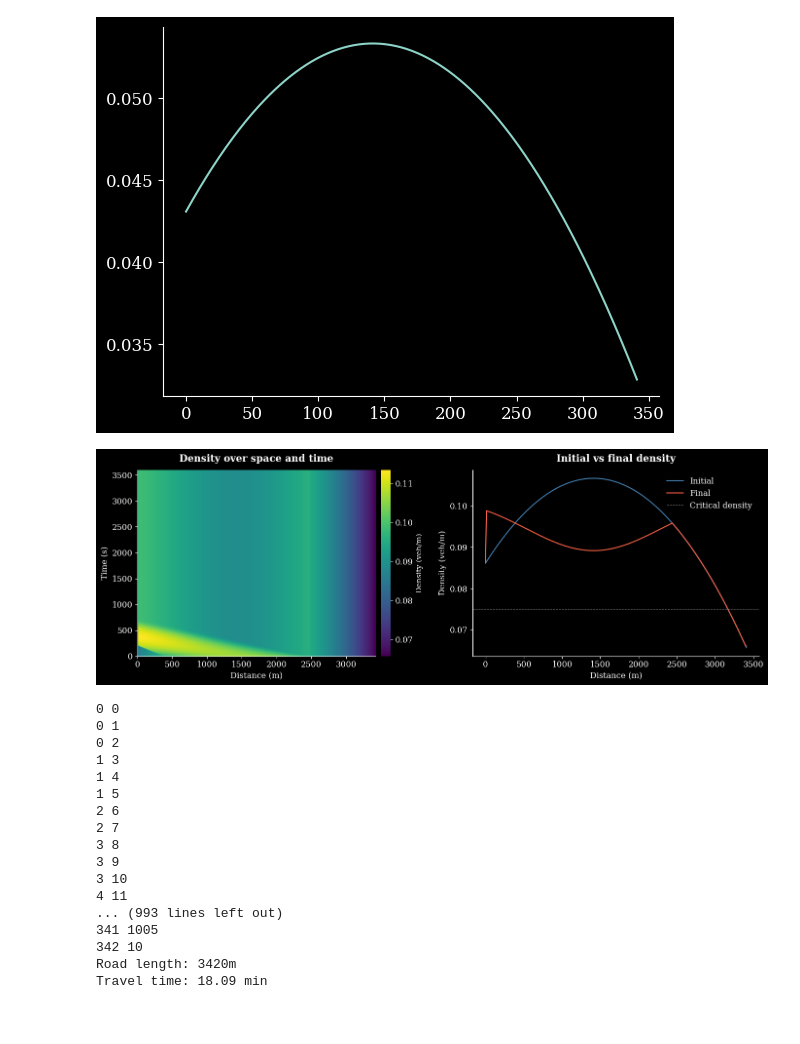
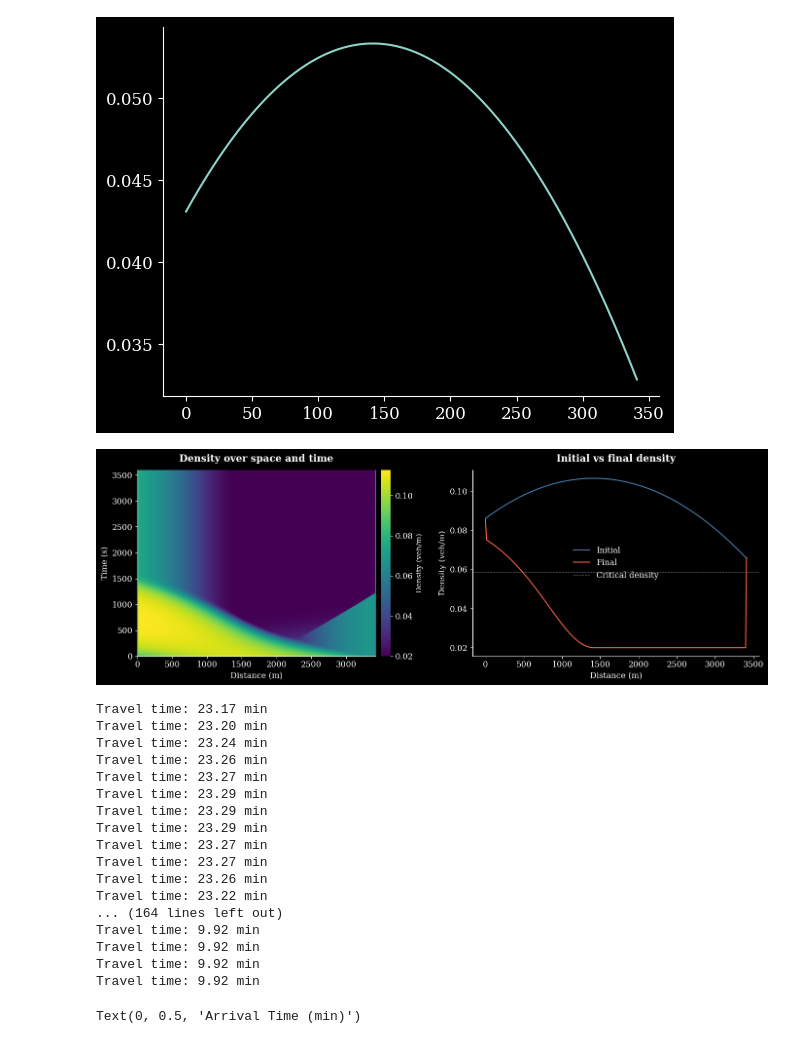
Before and after one commit to damianfrench/General-Physics, a Jupyter notebook: code/notebooks/combining_data_and_model_poly.ipynb, the cells around one changed output. Cells and saved outputs as stored; diff of their text form; code cells hidden in the pictures.

Commit message:
Added some naptan features, and made a graph of different set off times against arrival time with a blockage at start.

```diff
--- a/code/notebooks/combining_data_and_model_poly.ipynb
+++ b/code/notebooks/combining_data_and_model_poly.ipynb
@@ -1,6 +1,9 @@
 # %%
 import sys
 import os
+
+from numpy.ma.core import arange
+
 sys.path.append(os.path.abspath('..'))
 
 # print("Python path:", sys.path)
@@ -23,15 +26,15 @@ N = len(density_init)
 cell_widths = np.full(N, CELL_SIZE)
 
 v_free = min(FREE_SPEEDS.values()) * (1000/3600)
-jam_density = 0.15
-max_flow = v_free * jam_density / 6
+jam_density = 1/8.5 # jam density v important for Greenshields
+max_flow = v_free * jam_density / 5
 inlet_density = density_init[0]
 simulation_time = 60*60
 
 # --- Run ---
 model = CTM_model(cell_widths, density_init, jam_density, max_flow, v_free)
 model.run(inlet_density=inlet_density, total_time=simulation_time)
-print(whole_density_arr)
+
 # --- Plot ---
 
 plt.plot(whole_density_arr)
@@ -76,10 +79,16 @@ plt.tight_layout()
 plt.show()
 
 # --- Travel time ---
-travel = model.travel_time(start_cell=0, end_cell=N-1, start_time=0)
-print(N,CELL_SIZE)
-print(f"Road length: {N * CELL_SIZE}m")
-print(f"Travel time: {travel/60:.2f} min" if travel else "Vehicle did not reach end within simulation")
+time_arr = []
+for i in range(0,1800, 10):
+    travel = model.travel_time(start_cell=0, end_cell=N-1, start_time=i)
+    time_arr.append((i + travel) / 60)
+    print(f"Travel time: {travel/60:.2f} min" if travel else "Vehicle did not reach end within simulation")
+
+plt.plot(np.arange(0,1800, 10)/ 60, time_arr)
+plt.title('Travel time to labs(starting at 8:30)')
+plt.xlabel('Departure Time (min)')
+plt.ylabel('Arrival Time (min)')
 # %% [output]
 [[0.043082142857142854, np.float64(53.43666163), np.float64(-2.22416998)], [0.0523875, np.float64(53.45156846), np.float64(-2.22233599)], [0.051239999999999994, np.float64(53.45335535), np.float64(-2. ...
 [184, 21, 72, 65]
@@ -101,19 +96,20 @@ print(f"Travel time: {travel/60:.2f} min" if travel else "Vehicle did not reach
 [figure]
-[figure, old version]
+[figure, new version]
-0 0
-0 1
-0 2
-1 3
-1 4
-1 5
-2 6
-2 7
-3 8
-3 9
-3 10
-4 11
-... (993 lines left out)
-341 1005
-342 10
-Road length: 3420m
-Travel time: 18.09 min
+Travel time: 23.17 min
+Travel time: 23.20 min
+Travel time: 23.24 min
+Travel time: 23.26 min
+Travel time: 23.27 min
+Travel time: 23.29 min
+Travel time: 23.29 min
+Travel time: 23.29 min
+Travel time: 23.27 min
+Travel time: 23.27 min
+Travel time: 23.26 min
+Travel time: 23.22 min
+... (164 lines left out)
+Travel time: 9.92 min
+Travel time: 9.92 min
+Travel time: 9.92 min
+Travel time: 9.92 min
+Text(0, 0.5, 'Arrival Time (min)')
```
Also changed, not shown: parts of 1 cell of this notebook, 6 other files.
